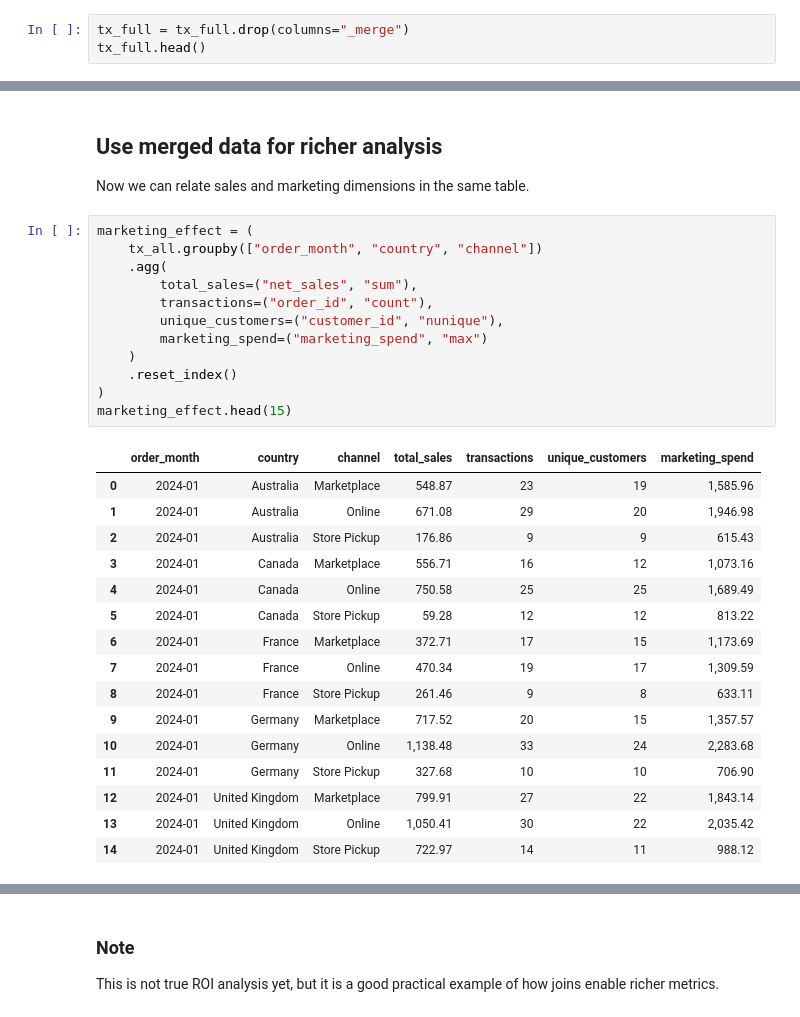
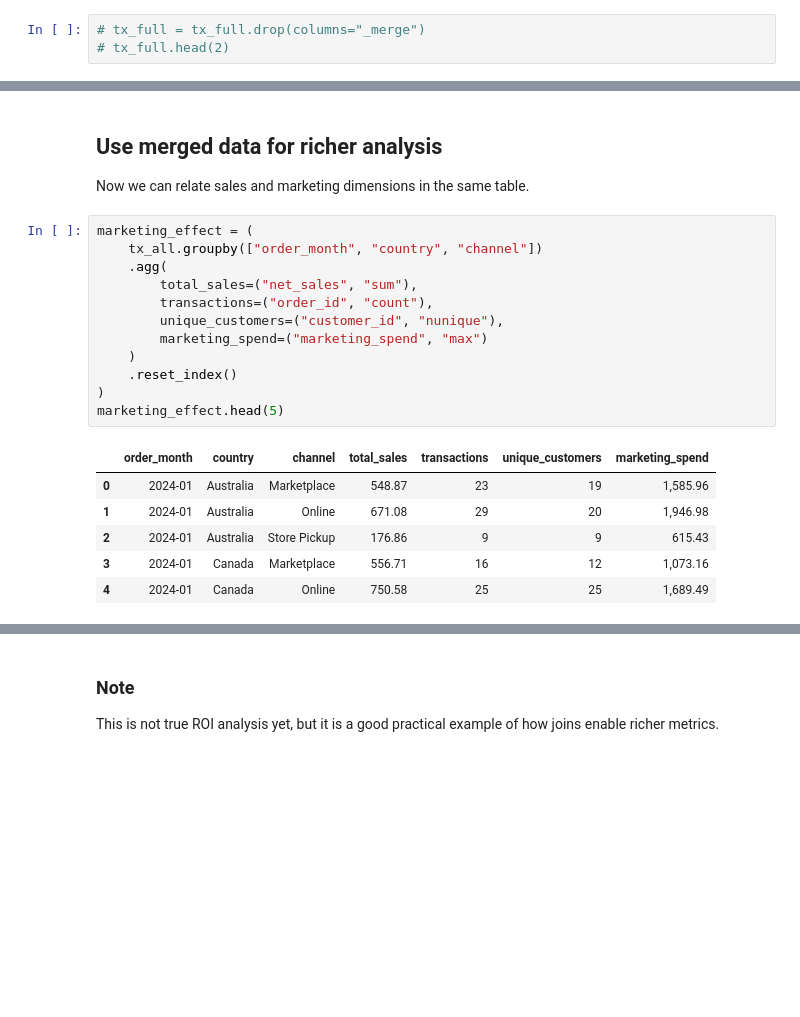
Before and after one commit to luhaibingster/data-science-python, a Jupyter notebook: week1/Pandas_part3.ipynb, the cells around one changed output, grey strips where cells are left out. Drawn from its saved outputs; the diff is of its cells as text; blank space fills up the shorter version.

```diff
--- a/week1/Pandas_part3.ipynb
+++ b/week1/Pandas_part3.ipynb
@@ -691,5 +748,5 @@ left_only        0
 right_only       0
 Name: count, dtype: int64
 # %%
-tx_full = tx_full.drop(columns="_merge")
-tx_full.head()
+# tx_full = tx_full.drop(columns="_merge")
+# tx_full.head(2)
@@ -792,31 +833,21 @@ Now we can relate sales and marketing dimensions in the same table.
 # %%
 marketing_effect = (
     tx_all.groupby(["order_month", "country", "channel"])
     .agg(
         total_sales=("net_sales", "sum"),
         transactions=("order_id", "count"),
         unique_customers=("customer_id", "nunique"),
         marketing_spend=("marketing_spend", "max")
     )
     .reset_index()
 )
-marketing_effect.head(15)
+marketing_effect.head(5)
 # %% [output]
 |  | order_month | country | channel | total_sales | transactions | unique_customers | marketing_spend |
 | 0 | 2024-01 | Australia | Marketplace | 548.87 | 23 | 19 | 1,585.96 |
 | 1 | 2024-01 | Australia | Online | 671.08 | 29 | 20 | 1,946.98 |
 | 2 | 2024-01 | Australia | Store Pickup | 176.86 | 9 | 9 | 615.43 |
 | 3 | 2024-01 | Canada | Marketplace | 556.71 | 16 | 12 | 1,073.16 |
 | 4 | 2024-01 | Canada | Online | 750.58 | 25 | 25 | 1,689.49 |
-| 5 | 2024-01 | Canada | Store Pickup | 59.28 | 12 | 12 | 813.22 |
-| 6 | 2024-01 | France | Marketplace | 372.71 | 17 | 15 | 1,173.69 |
-| 7 | 2024-01 | France | Online | 470.34 | 19 | 17 | 1,309.59 |
-| 8 | 2024-01 | France | Store Pickup | 261.46 | 9 | 8 | 633.11 |
-| 9 | 2024-01 | Germany | Marketplace | 717.52 | 20 | 15 | 1,357.57 |
-| 10 | 2024-01 | Germany | Online | 1,138.48 | 33 | 24 | 2,283.68 |
-| 11 | 2024-01 | Germany | Store Pickup | 327.68 | 10 | 10 | 706.90 |
-| 12 | 2024-01 | United Kingdom | Marketplace | 799.91 | 27 | 22 | 1,843.14 |
-| 13 | 2024-01 | United Kingdom | Online | 1,050.41 | 30 | 22 | 2,035.42 |
-| 14 | 2024-01 | United Kingdom | Store Pickup | 722.97 | 14 | 11 | 988.12 |
 # %%
 marketing_effect["sales_to_spend_ratio"] = (marketing_effect["total_sales"] / marketing_effect["marketing_spend"]).round(2)
```
Also changed, not shown: parts of 25 cells of this notebook, 5 other files.
